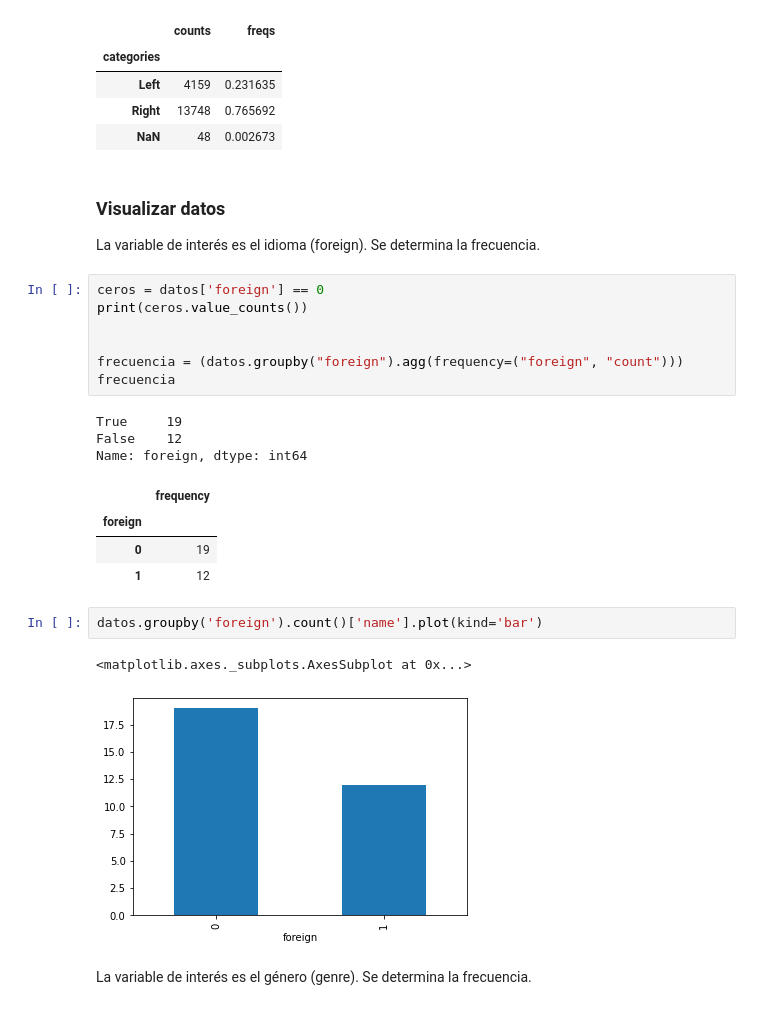
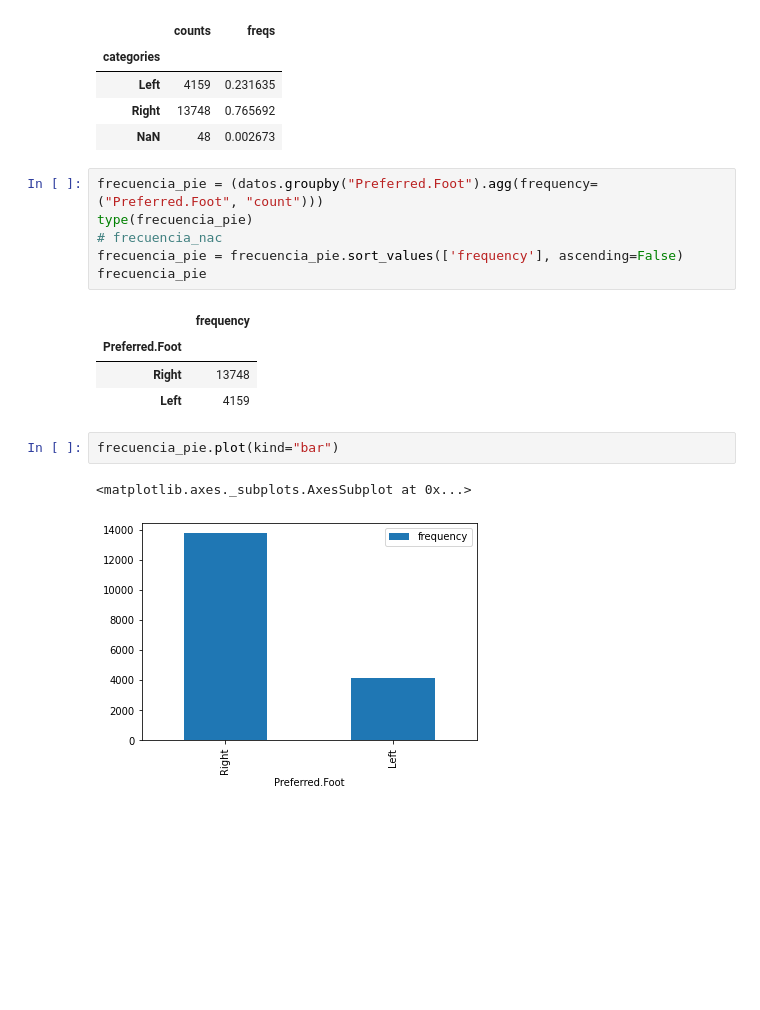
Before and after one commit to rpizarrog/Analisis-Inteligente-de-datos, a Jupyter notebook: Pyhton documentos/explorar_datos_FIFA.ipynb, the cells around one changed output. Saved outputs shown, nothing was run; the diff lists cells and outputs as text; blank space fills up the shorter version.

```diff
--- a/Pyhton documentos/explorar_datos_FIFA.ipynb
+++ b/Pyhton documentos/explorar_datos_FIFA.ipynb
@@ -206,29 +190,19 @@ pie_preferido.describe()
 | Left | 4159 | 0.231635 |
 | Right | 13748 | 0.765692 |
 | NaN | 48 | 0.002673 |
-# %% [markdown]
-### Visualizar datos
-
-La variable de interés es el idioma (foreign). Se determina la frecuencia.
-# %%
-ceros = datos['foreign'] == 0
-print(ceros.value_counts())
-
-
-frecuencia = (datos.groupby("foreign").agg(frequency=("foreign", "count")))
-frecuencia
-# %% [output]
-True     19
-False    12
-Name: foreign, dtype: int64
-|  | frequency |
-| foreign |  |
-| 0 | 19 |
-| 1 | 12 |
+# %%
+frecuencia_pie = (datos.groupby("Preferred.Foot").agg(frequency=("Preferred.Foot", "count")))
+type(frecuencia_pie)
+# frecuencia_nac
+frecuencia_pie = frecuencia_pie.sort_values(['frequency'], ascending=False)
+frecuencia_pie
+# %% [output]
+|  | frequency |
+| Preferred.Foot |  |
+| Right | 13748 |
+| Left | 4159 |
 # %%
-datos.groupby('foreign').count()['name'].plot(kind='bar')
+frecuencia_pie.plot(kind="bar")
 # %% [output]
 <matplotlib.axes._subplots.AxesSubplot at 0x...>
-[figure, old version]
+[figure, new version]
-# %% [markdown]
-La variable de interés es el género (genre). Se determina la frecuencia.
```
Also changed, not shown: parts of 8 cells of this notebook.
